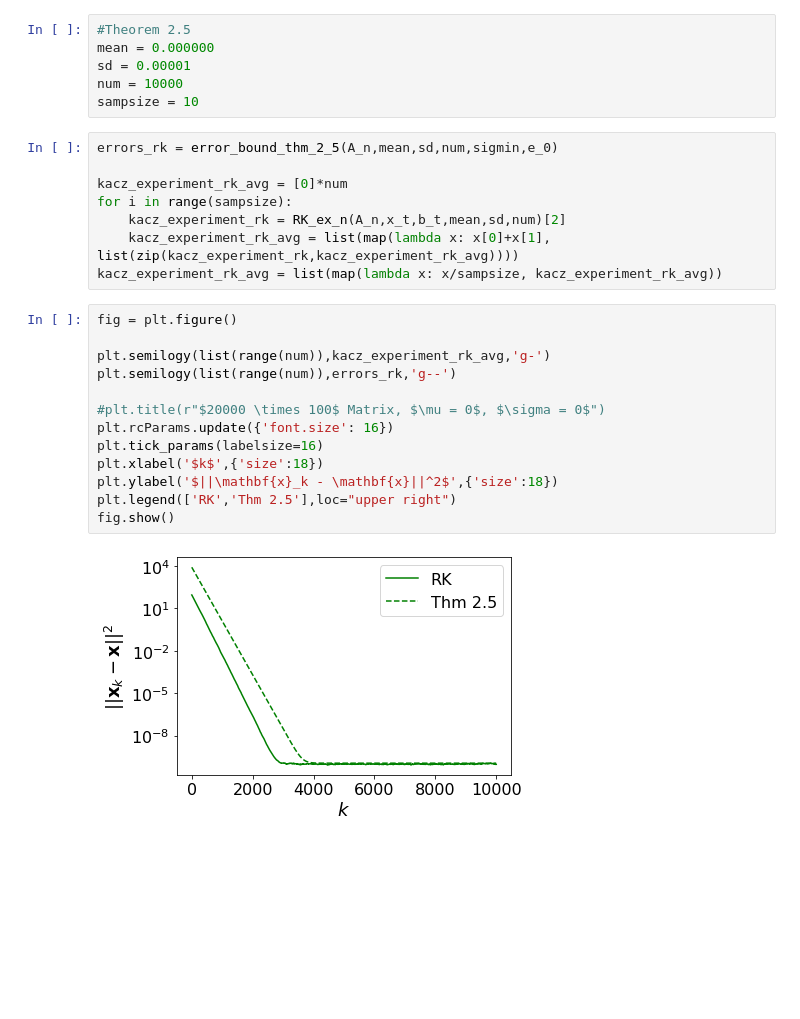
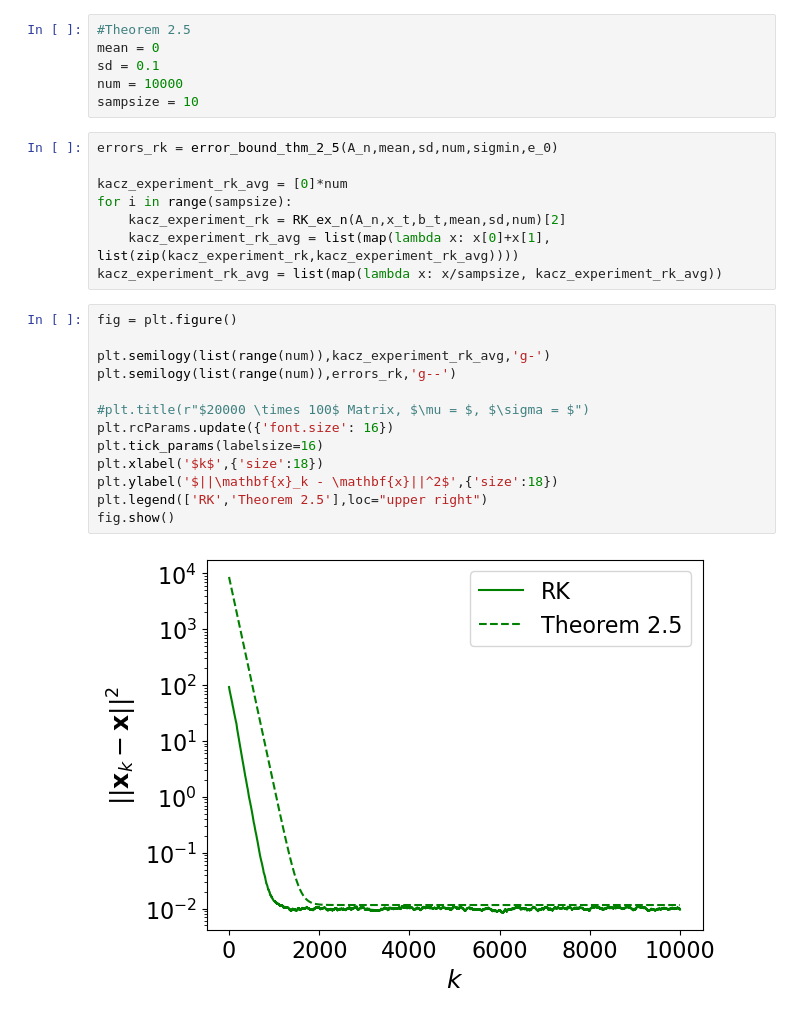
Before and after one commit to jamiehadd/Kacz4TimeVarying, a Jupyter notebook: NoisyRKTests.ipynb, the cells around one changed output. Saved outputs shown, nothing was run; the diff lists cells and outputs as text; blank space fills up the shorter version.

```diff
--- a/NoisyRKTests.ipynb
+++ b/NoisyRKTests.ipynb
@@ -52,7 +52,7 @@ sigmin
 # %%
 #Theorem 2.5
-mean = 0.000000
-sd = 0.00001
+mean = 0
+sd = 0.1
 num = 10000
 sampsize = 10
 # %%
@@ -66,15 +66,15 @@ kacz_experiment_rk_avg = list(map(lambda x: x/sampsize, kacz_experiment_rk_avg))
 # %%
 fig = plt.figure()
 
 plt.semilogy(list(range(num)),kacz_experiment_rk_avg,'g-')
 plt.semilogy(list(range(num)),errors_rk,'g--')
 
-#plt.title(r"$20000 \times 100$ Matrix, $\mu = 0$, $\sigma = 0$")
+#plt.title(r"$20000 \times 100$ Matrix, $\mu = $, $\sigma = $")
 plt.rcParams.update({'font.size': 16})
 plt.tick_params(labelsize=16)
 plt.xlabel('$k$',{'size':18})
 plt.ylabel('$||\mathbf{x}_k - \mathbf{x}||^2$',{'size':18})
-plt.legend(['RK','Thm 2.5'],loc="upper right")
+plt.legend(['RK','Theorem 2.5'],loc="upper right")
 fig.show()
 # %% [output]
-[figure, old version]
+[figure, new version]
```
Also changed, not shown: parts of 1 cell of this notebook, 1 other file.
